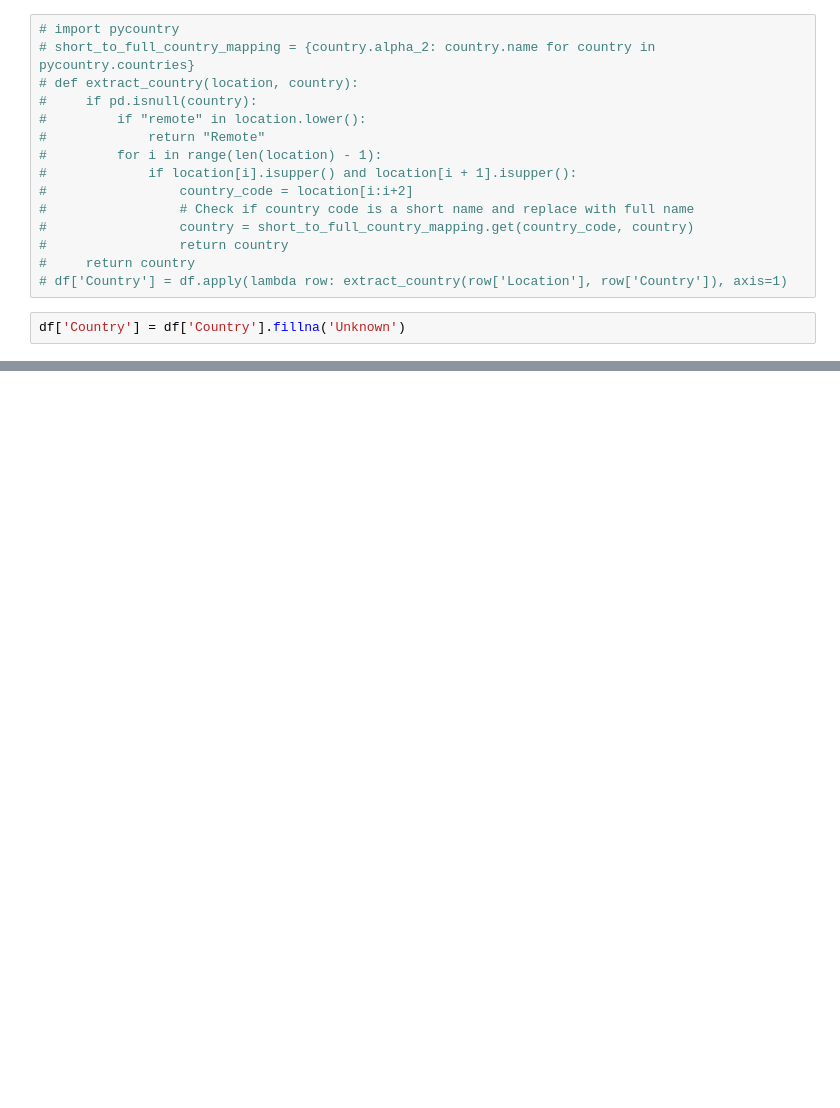
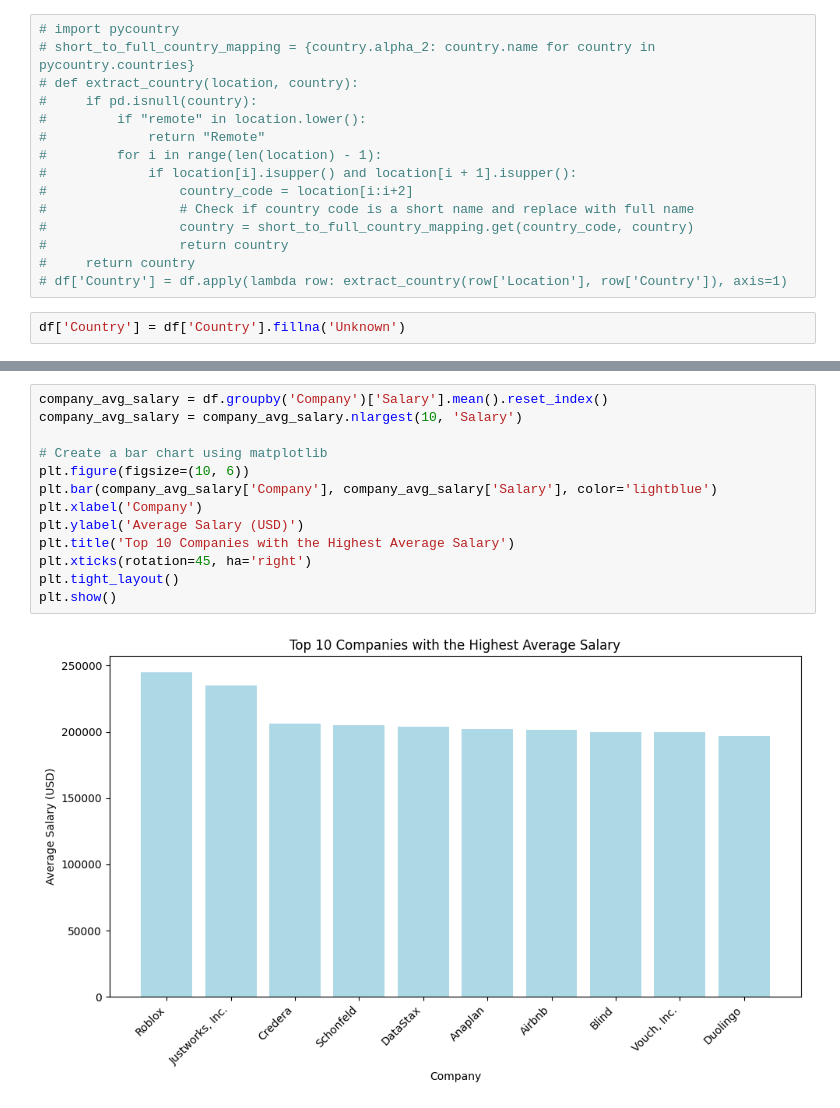
Before and after one commit to LAMIAE-ELHOSNI/Analysis_of_job_opportunities, a Jupyter notebook: Analysis_of_job_opportunities_.ipynb, the cells around one changed output, grey strips where cells are left out. Drawn from its saved outputs; the diff is of its cells as text; blank space fills up the shorter version.

```diff
--- a/Analysis_of_job_opportunities_.ipynb
+++ b/Analysis_of_job_opportunities_.ipynb
@@ -466 +379,16 @@ fig.show()
+# %%
+company_avg_salary = df.groupby('Company')['Salary'].mean().reset_index()
+company_avg_salary = company_avg_salary.nlargest(10, 'Salary')
+
+# Create a bar chart using matplotlib
+plt.figure(figsize=(10, 6))
+plt.bar(company_avg_salary['Company'], company_avg_salary['Salary'], color='lightblue')
+plt.xlabel('Company')
+plt.ylabel('Average Salary (USD)')
+plt.title('Top 10 Companies with the Highest Average Salary')
+plt.xticks(rotation=45, ha='right')
+plt.tight_layout()
+plt.show()
+# %% [output]
+[figure, added]
 # %%
```
Also changed, not shown: parts of 20 cells of this notebook.
